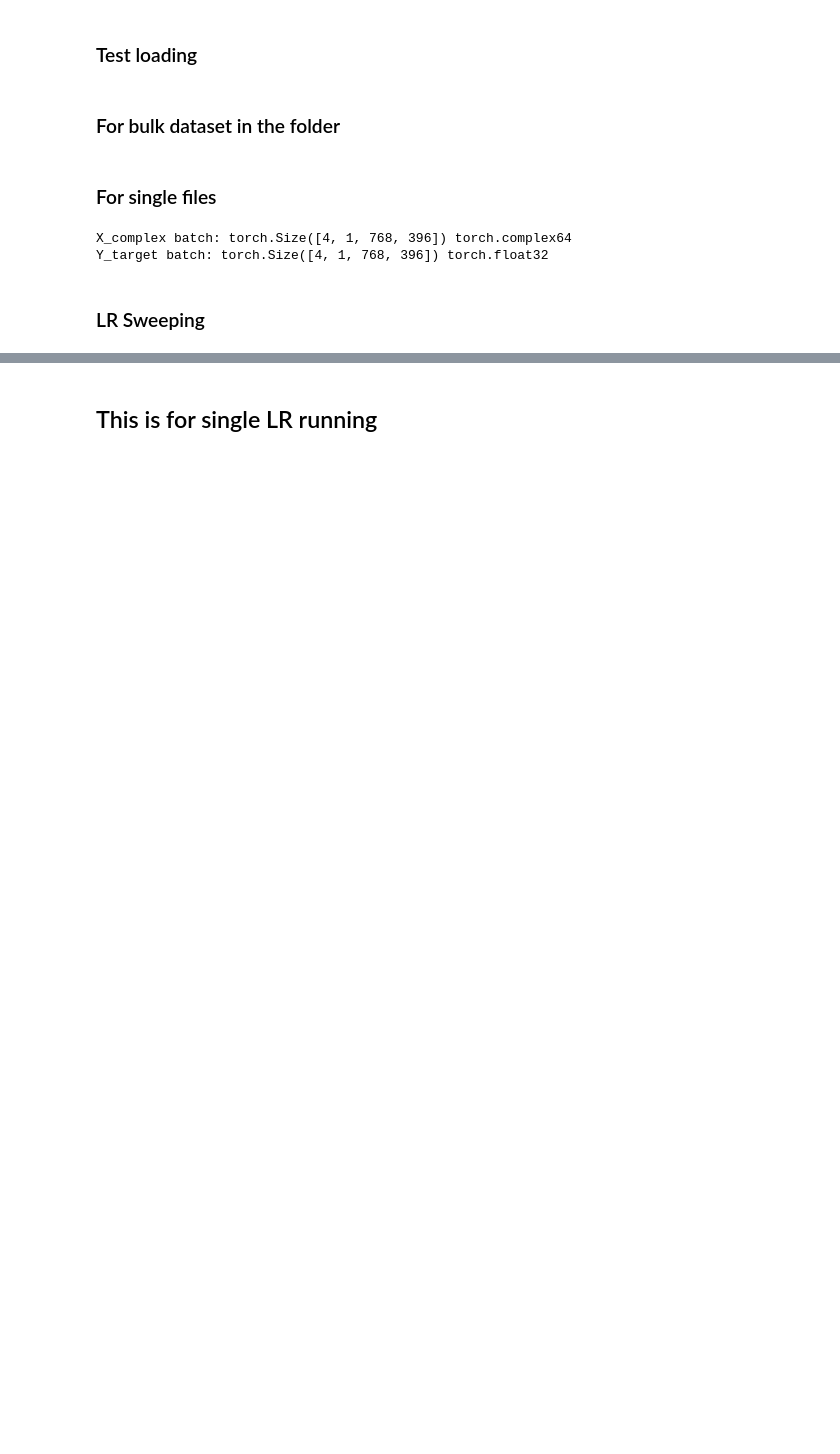
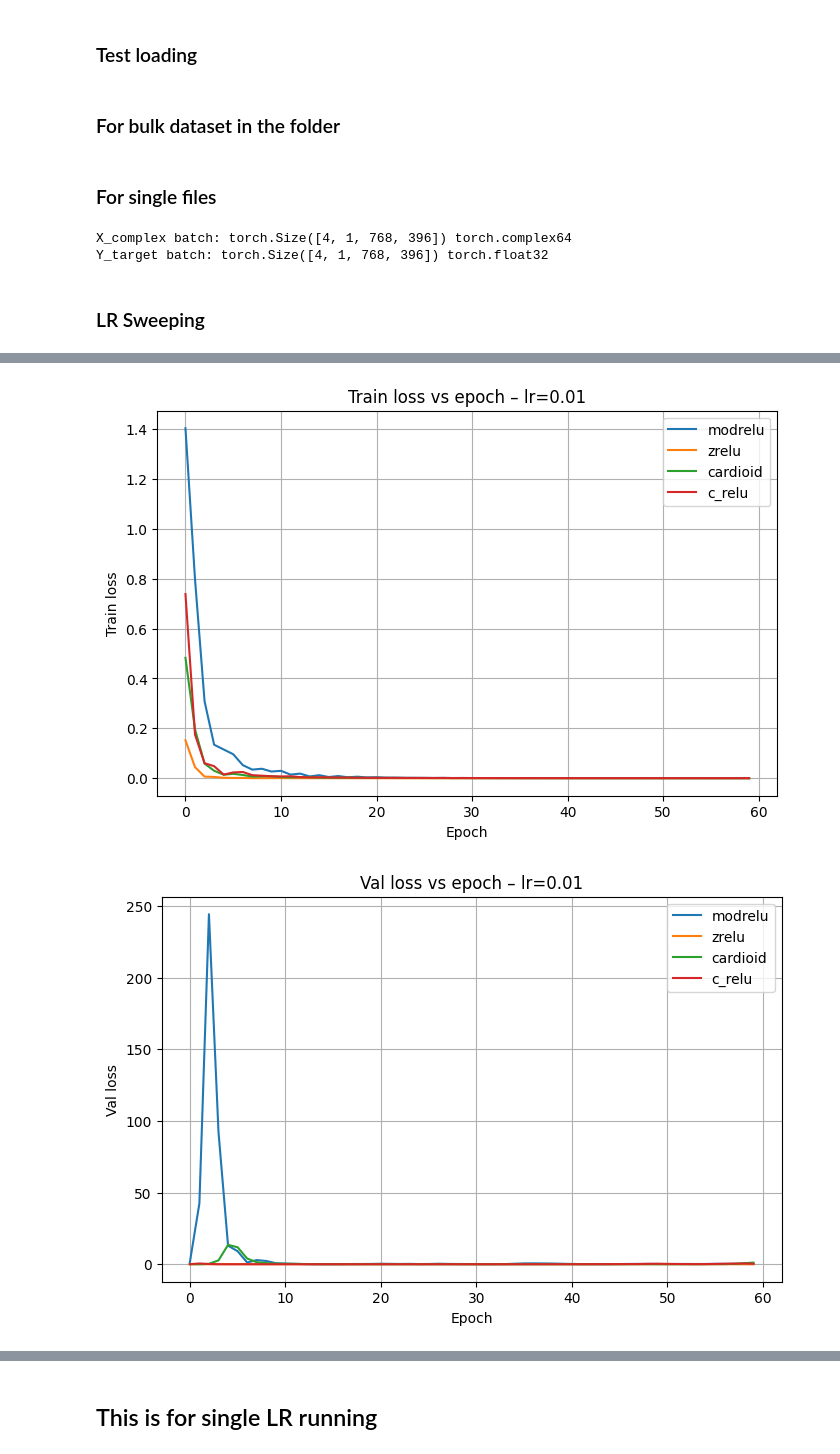
Before and after one commit to sjeastwood/CMPT981_CVNN, a Jupyter notebook: FASTMRI_cnn.ipynb, the cells around one changed output, grey strips where cells are left out. Saved outputs shown, nothing was run; the diff lists cells and outputs as text; code cells hidden in the pictures; blank space fills up the shorter version.

```diff
--- a/FASTMRI_cnn.ipynb
+++ b/FASTMRI_cnn.ipynb
@@ -596,0 +627,44 @@ plot_grad_norm_for_activation(all_results, "modrelu")
+# %%
+def plot_train_loss_for_lr(all_results, lr):
+    plt.figure(figsize=(8,5))
+    for act_name, lr_dict in all_results.items():
+        if lr in lr_dict:
+            plt.plot(lr_dict[lr]["train_loss"], label=act_name)
+    plt.xlabel("Epoch")
+    plt.ylabel("Train loss")
+    plt.title(f"Train loss vs epoch – lr={lr}")
+    plt.legend()
+    plt.grid(True)
+    plt.show()
+
+def plot_val_loss_for_lr(all_results, lr):
+    plt.figure(figsize=(8,5))
+    for act_name, lr_dict in all_results.items():
+        if lr in lr_dict:
+            plt.plot(lr_dict[lr]["val_loss"], label=act_name)
+    plt.xlabel("Epoch")
+    plt.ylabel("Val loss")
+    plt.title(f"Val loss vs epoch – lr={lr}")
+    plt.legend()
+    plt.grid(True)
+    plt.show()
+
+def plot_grad_norm_for_lr(all_results, lr):
+    plt.figure(figsize=(8,5))
+    for act_name, lr_dict in all_results.items():
+        if lr in lr_dict:
+            plt.plot(lr_dict[lr]["grad_norm"], label=act_name)
+    plt.xlabel("Epoch")
+    plt.ylabel("Avg grad L2 norm per epoch")
+    plt.title(f"Grad norm vs epoch – lr={lr}")
+    plt.legend()
+    plt.grid(True)
+    plt.show()
+# %%
+for lr in [1e-2, 1e-3, 1e-4, 1e-5]:
+    plot_train_loss_for_lr(all_results, lr=lr)
+    plot_val_loss_for_lr(all_results, lr=lr)
+    plot_grad_norm_for_lr(all_results, lr=lr)
+# %% [output]
+[figure, added]
+[figure, added]
```
Also changed, not shown: parts of 20 cells of this notebook, 2 other files.
